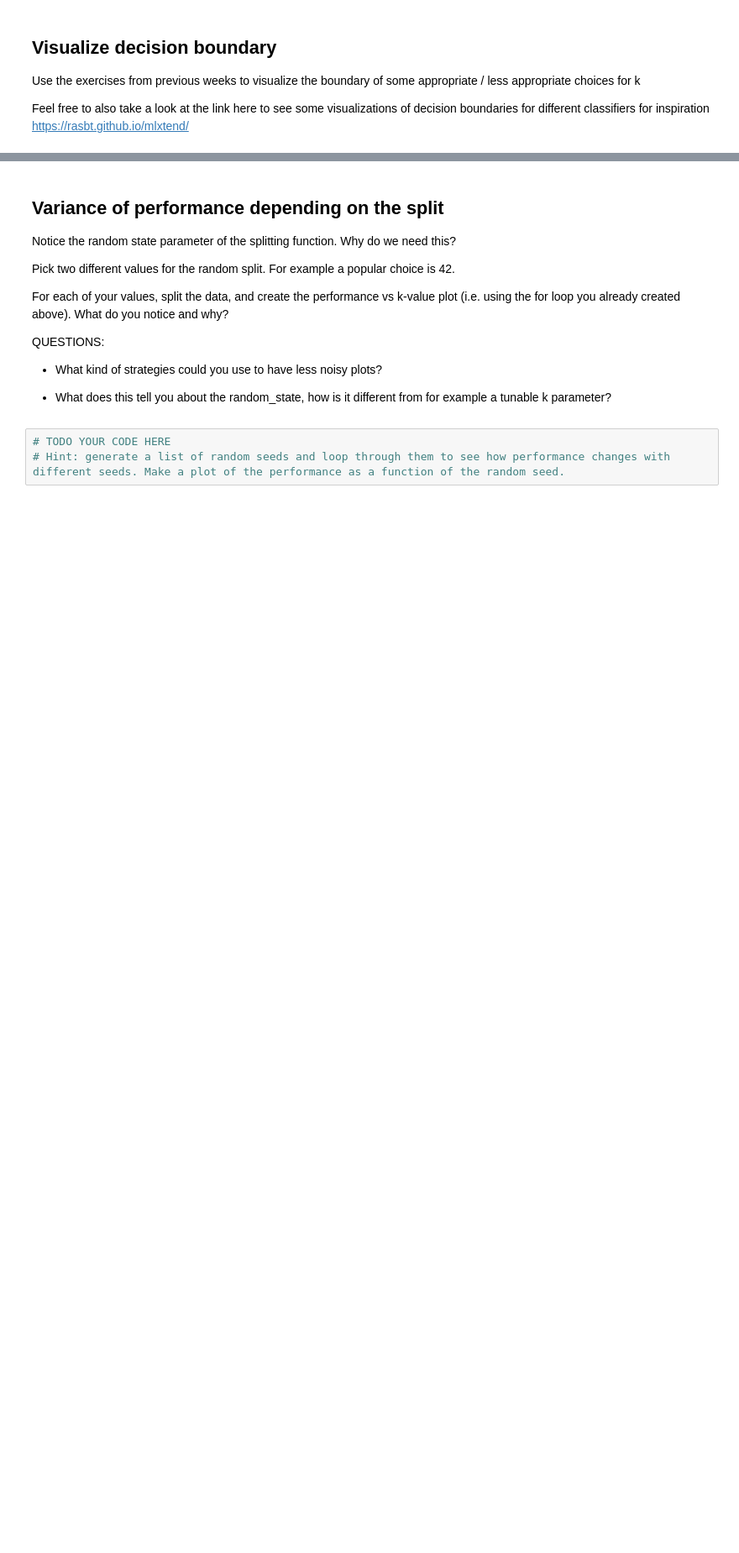
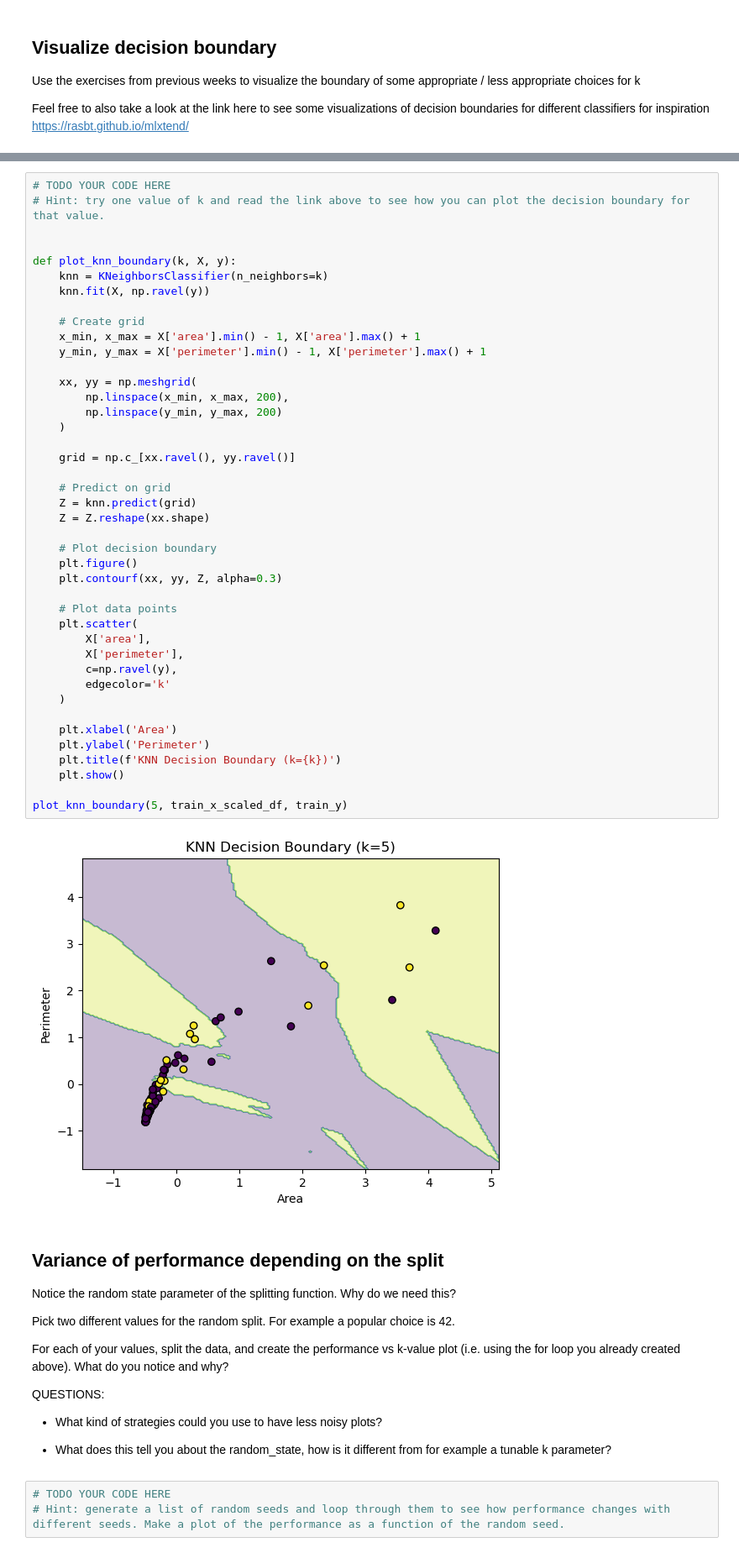
Before and after one commit to Somehowginger/ProjectInDataScience2026_Exercises, a Jupyter notebook: 07_Evaluation/FYP2026_07_evaluation.ipynb, the cells around one changed output, grey strips where cells are left out. Shown at 84% size. Cells and saved outputs as stored; diff of their text form; blank space fills up the shorter version.

```diff
--- a/07_Evaluation/FYP2026_07_evaluation.ipynb
+++ b/07_Evaluation/FYP2026_07_evaluation.ipynb
@@ -148,3 +180,47 @@ Feel free to also take a look at the link here to see some visualizations of dec
+# %%
+# TODO YOUR CODE HERE
+# Hint: try one value of k and read the link above to see how you can plot the decision boundary for that value.
+
+
+def plot_knn_boundary(k, X, y):
+    knn = KNeighborsClassifier(n_neighbors=k)
+    knn.fit(X, np.ravel(y))
+
+    # Create grid
+    x_min, x_max = X['area'].min() - 1, X['area'].max() + 1
+    y_min, y_max = X['perimeter'].min() - 1, X['perimeter'].max() + 1
+
+    xx, yy = np.meshgrid(
+        np.linspace(x_min, x_max, 200),
+        np.linspace(y_min, y_max, 200)
+    )
+
+    grid = np.c_[xx.ravel(), yy.ravel()]
+
+    # Predict on grid
+    Z = knn.predict(grid)
+    Z = Z.reshape(xx.shape)
+
+    # Plot decision boundary
+    plt.figure()
+    plt.contourf(xx, yy, Z, alpha=0.3)
+
+    # Plot data points
+    plt.scatter(
+        X['area'],
+        X['perimeter'],
+        c=np.ravel(y),
+        edgecolor='k'
+    )
+
+    plt.xlabel('Area')
+    plt.ylabel('Perimeter')
+    plt.title(f'KNN Decision Boundary (k={k})')
+    plt.show()
+
+plot_knn_boundary(5, train_x_scaled_df, train_y)
+# %% [output]
+[figure, added]
 # %% [markdown]
 ## Variance of performance depending on the split
 
```
Also changed, not shown: parts of 4 cells of this notebook, 1 other file.
